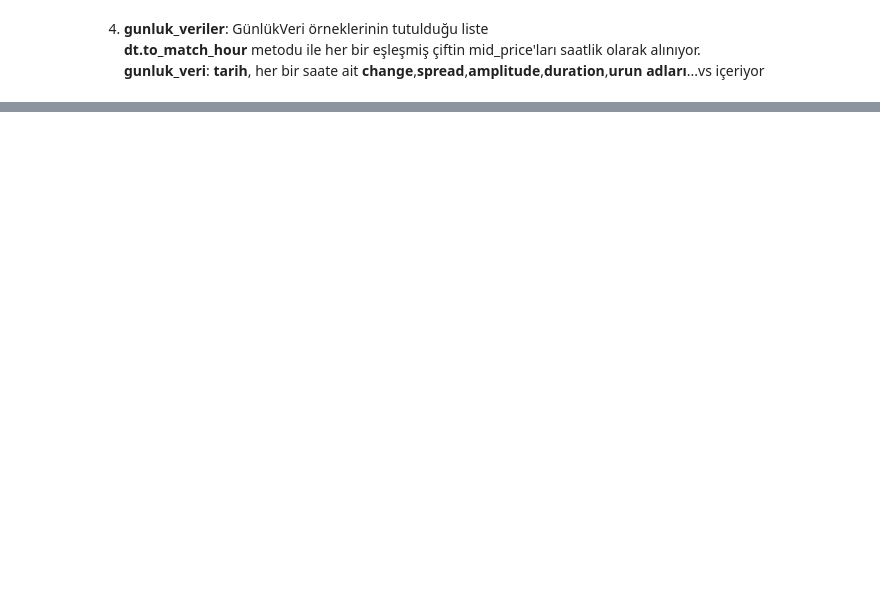
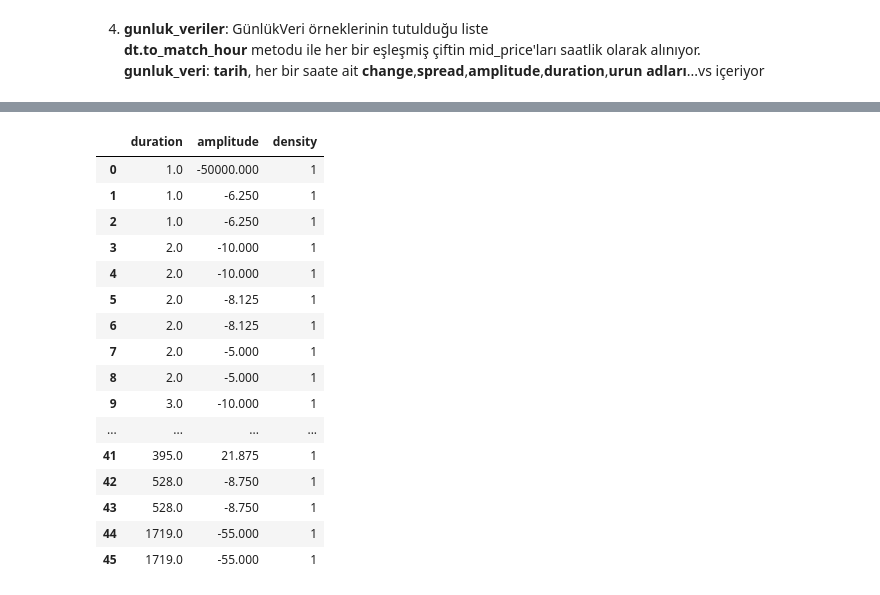
Before and after one commit to birdalugur/cefis2, a Jupyter notebook: run.ipynb, the cells around one changed output, grey strips where cells are left out. Cells and saved outputs as stored; diff of their text form; code cells hidden in the pictures; blank space fills up the shorter version.

```diff
--- a/run.ipynb
+++ b/run.ipynb
@@ -86,7 +86,29 @@ cd_density= {}
 for product in all_products:
     densities = []
     for hour in hour_series:
-        df = combined_days[product].loc[hour]
+        df = combined_days_con[product].loc[hour]
         density = den.calc_density(df)
         densities.append(density)
     cd_density[product] = pd.concat(densities,keys=hour_series)
+# %%
+dny  = cd_density['6BU8_6CU8'].loc[time(18)]
+# %%
+dny
+# %% [output]
+|  | duration | amplitude | density |
+| 0 | 1.0 | -50000.000 | 1 |
+| 1 | 1.0 | -6.250 | 1 |
+| 2 | 1.0 | -6.250 | 1 |
+| 3 | 2.0 | -10.000 | 1 |
+| 4 | 2.0 | -10.000 | 1 |
+| 5 | 2.0 | -8.125 | 1 |
+| 6 | 2.0 | -8.125 | 1 |
+| 7 | 2.0 | -5.000 | 1 |
+| 8 | 2.0 | -5.000 | 1 |
+| 9 | 3.0 | -10.000 | 1 |
+| ... | ... | ... | ... |
+| 41 | 395.0 | 21.875 | 1 |
+| 42 | 528.0 | -8.750 | 1 |
+| 43 | 528.0 | -8.750 | 1 |
+| 44 | 1719.0 | -55.000 | 1 |
+| 45 | 1719.0 | -55.000 | 1 |
```
Also changed, not shown: parts of 3 cells of this notebook, 1 other file.
